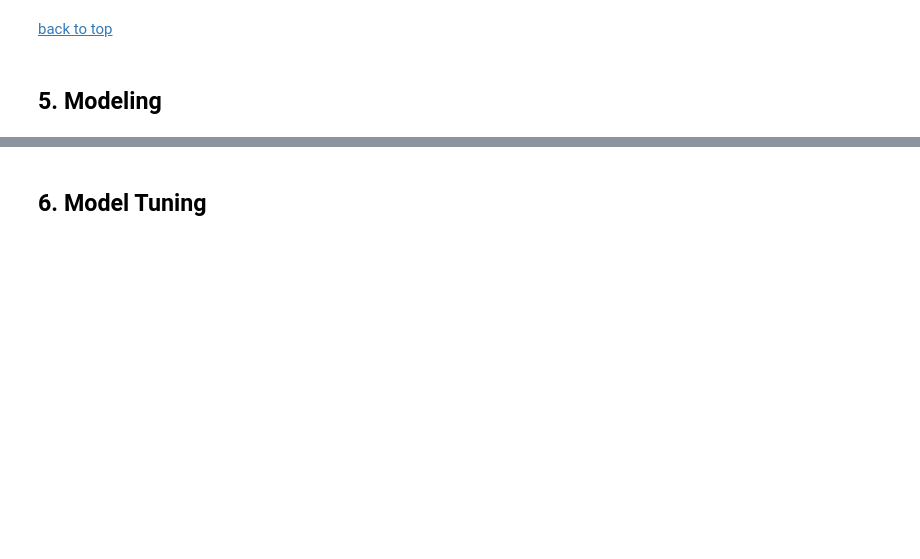
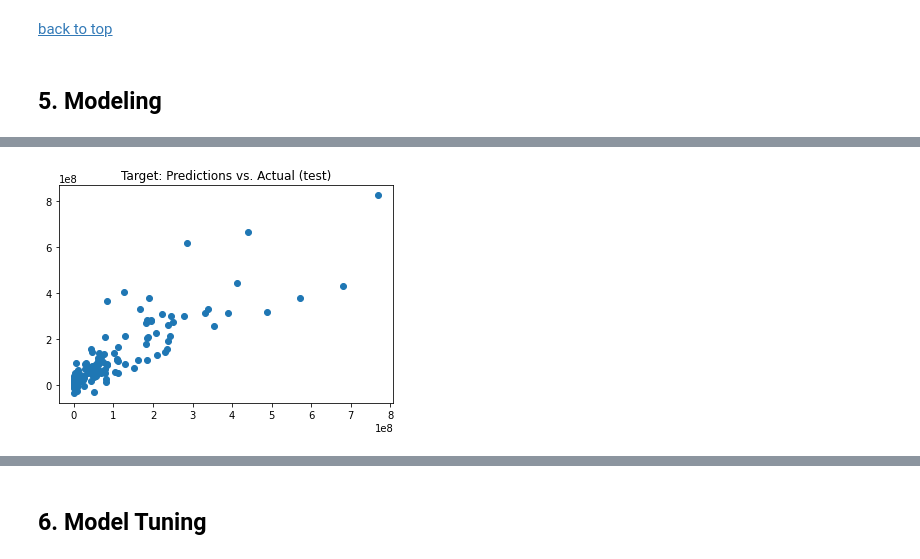
Before and after one commit to slp22/regression-project, a Jupyter notebook: adaptation_movies_regression.ipynb, the cells around one changed output, grey strips where cells are left out. Saved outputs shown, nothing was run; the diff lists cells and outputs as text; code cells hidden in the pictures; blank space fills up the shorter version.

```diff
--- a/adaptation_movies_regression.ipynb
+++ b/adaptation_movies_regression.ipynb
@@ -261,10 +251,12 @@ plt.title("Target predictions (train) vs. Actual target (train)");
 # %%
 # test: fitted vs. actual
 y_test_predict = lin_reg.predict(X_test)
 
 plt.scatter(y_test, y_test_predict)
 plt.plot([0, 400], [0, 400])
-plt.title("Target predictions (test) vs. Actual target (test)");
+plt.title('Target: Predictions vs. Actual (test)');
+# %% [output]
+[figure, added]
 # %%
 # residuals vs. predicted
 lin_reg_residuals = y_train - y_train_predict
```
Also changed, not shown: parts of 22 cells of this notebook.
